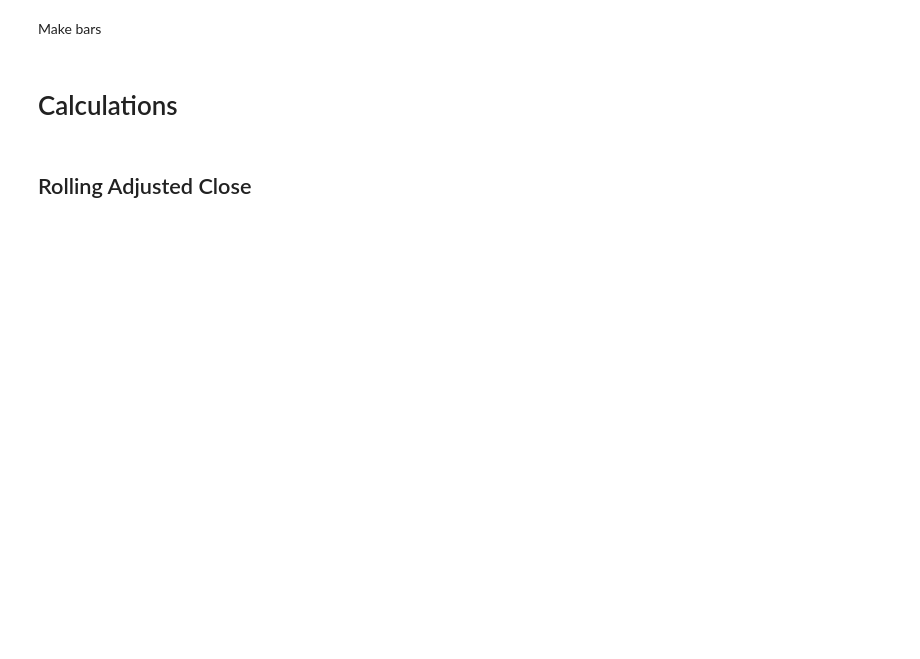
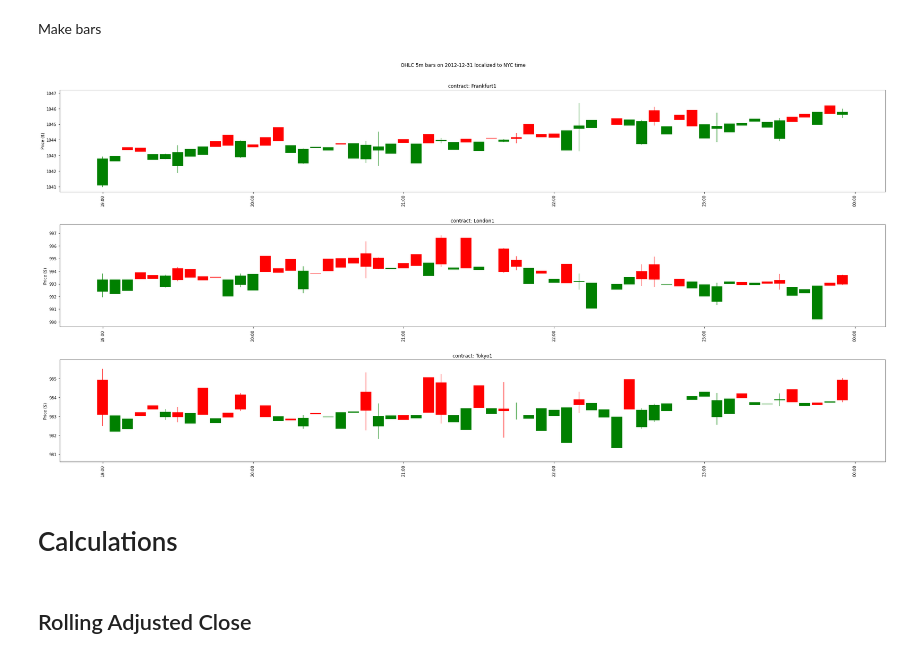
Before and after one commit to diegodalvarez/SyntheticFuturesAnalysis, a Jupyter notebook: notebook/Analysis.ipynb, the cells around one changed output. Drawn from its saved outputs; the diff is of its cells as text; code cells hidden in the pictures; blank space fills up the shorter version.

```diff
--- a/notebook/Analysis.ipynb
+++ b/notebook/Analysis.ipynb
@@ -136,0 +143,11 @@ plot_close_with_roll(df_price)
+# %%
+rand_date = (df_price.assign(
+    date = lambda x: pd.to_datetime(x.nyc_time.dt.strftime("%Y-%m-%d")))
+    [["contract_name", "date"]].
+    groupby(["contract_name"]).
+    head(1).
+    sample(frac = 1, random_state = 123).
+    head(1).
+    date.
+    iloc[0].
+    date())
@@ -137,17 +167,7 @@ plot_close_with_roll(df_price)
 # %% [markdown]
 Make bars
 # %%
-def make_ohlc_bars(df_price: pd.DataFrame):
-
-    rand_date = (df_price.assign(
-        date = lambda x: pd.to_datetime(x.nyc_time.dt.strftime("%Y-%m-%d")))
-        [["contract_name", "date"]].
-        drop_duplicates().
-        sample(frac = 1, random_state = 123).
-        head(1).
-        date.
-        iloc[0].
-        date())
+def make_ohlc_bars(df_price: pd.DataFrame, rand_date):
 
     df_tmp = (df_price.assign(
         date = lambda x: pd.to_datetime(x.nyc_time.dt.strftime("%Y-%m-%d"))).
@@ -161,34 +181,36 @@ def make_ohlc_bars(df_price: pd.DataFrame):
 
     fig, axes = plt.subplots(nrows = len(contracts), figsize = (30,15))
     for i, contract in enumerate(contracts):
 
         df_plot = (df_contract.query(
             "contract_name == @contract").
             drop(columns = ["contract_name"]))
 
         df_up = df_plot.query("close_price > open_price")
         df_down = df_plot.query("close_price < open_price")
 
         width1 = 0.003
         width2 = 0.00003
 
         axes[i].bar(df_up.index, df_up.close_price - df_up.open_price, width1, bottom = df_up.open_price, color = "red")
         axes[i].bar(df_up.index, df_up.high_price - df_up.close_price, width2, bottom = df_up.close_price, color = "red")
         axes[i].bar(df_up.index, df_up.low_price - df_up.open_price, width2, bottom = df_up.open_price, color = "red")
 
         axes[i].bar(df_down.index, df_down.close_price - df_down.open_price, width1, bottom = df_down.open_price, color = "green")
         axes[i].bar(df_down.index, df_down.high_price - df_down.open_price, width2, bottom = df_down.open_price, color = "green")
         axes[i].bar(df_down.index, df_down.low_price - df_down.close_price, width2, bottom = df_down.close_price, color = "green")
 
         axes[i].xaxis.set_major_formatter(mdates.DateFormatter("%H:%M"))
         axes[i].tick_params(axis = "x", rotation = 90)
         axes[i].set_title("contract: {}".format(contract))
         axes[i].set_ylabel("Price ($)")
 
     fig.suptitle("OHLC 5m bars on {} localized to NYC time".format(rand_date))
     plt.tight_layout(pad = 3)
 
-make_ohlc_bars(df_price)
+make_ohlc_bars(df_price, rand_date)
+# %% [output]
+[figure, added]
 # %% [markdown]
 # Calculations
 # %% [markdown]
```
Also changed, not shown: parts of 9 cells of this notebook, 1 other file.
